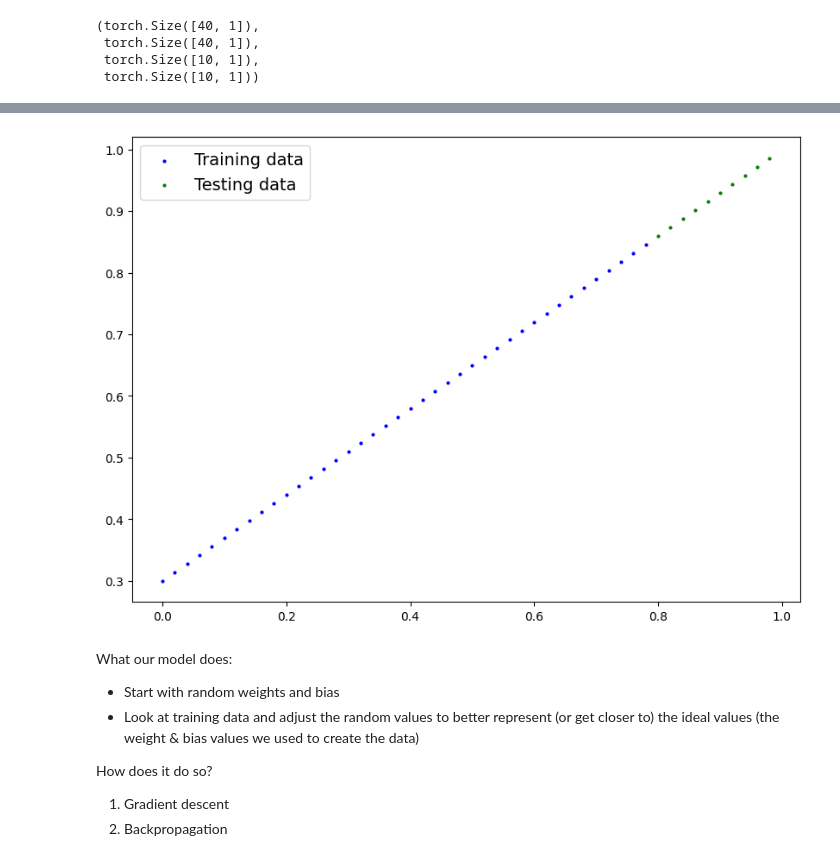
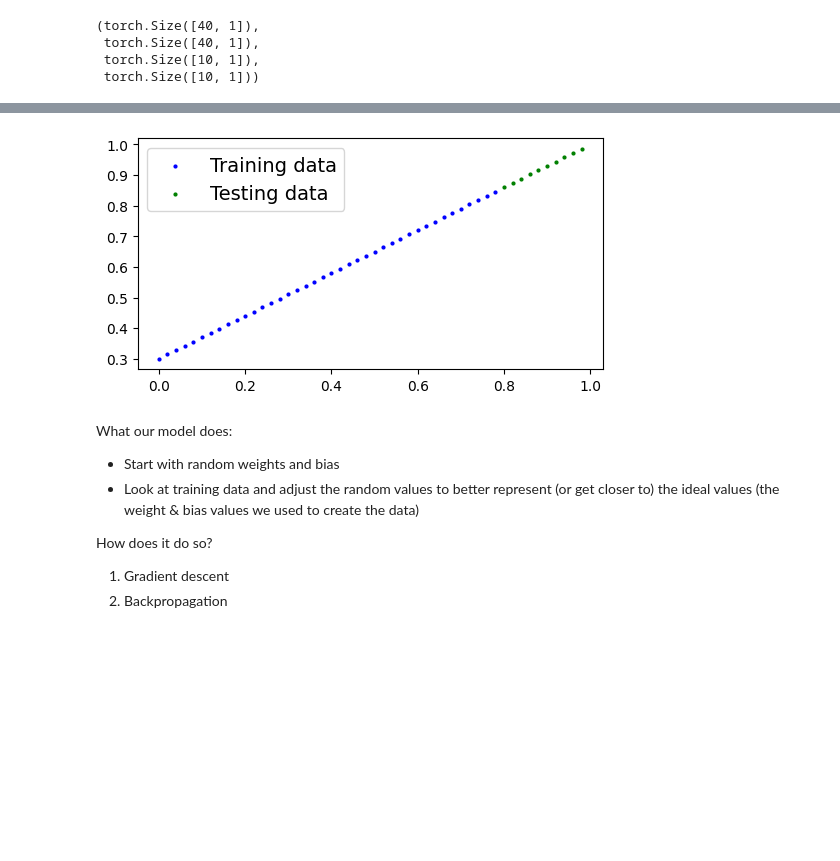
Before and after one commit to LadislavVasina1/pytorch_ztm, a Jupyter notebook: 01_pytorch_workflow/01.ipynb, the cells around one changed output, grey strips where cells are left out. Saved outputs shown, nothing was run; the diff lists cells and outputs as text; code cells hidden in the pictures; blank space fills up the shorter version.

```diff
--- a/01_pytorch_workflow/01.ipynb
+++ b/01_pytorch_workflow/01.ipynb
@@ -108,25 +108,25 @@ tensor([[0.0000],
 # %%
 def plot_predictions(train_data=X_train,
                      train_labels=y_train,
                      test_data=X_test,
                      test_labels=y_test,
                      predictions=None):
     """
     Plots training data, test data and compares predictions.
     """
-    plt.figure(figsize=(10, 7))
+    plt.figure(figsize=(6, 3))
     plt.scatter(train_data, train_labels, c="b", s=4, label="Training data")
     plt.scatter(test_data, test_labels, c="g", s=4, label="Testing data")
 
     if predictions is not None:
         plt.scatter(test_data, predictions, c="r", s=4, label="Predictions")
 
     plt.legend(prop={"size": 14})
     plt.show()
 
 plot_predictions()
 # %% [output]
-[figure, old version]
+[figure, new version]
 # %% [markdown]
 What our model does:
 * Start with random weights and bias
```
Also changed, not shown: parts of 32 cells of this notebook, 1 other file.
